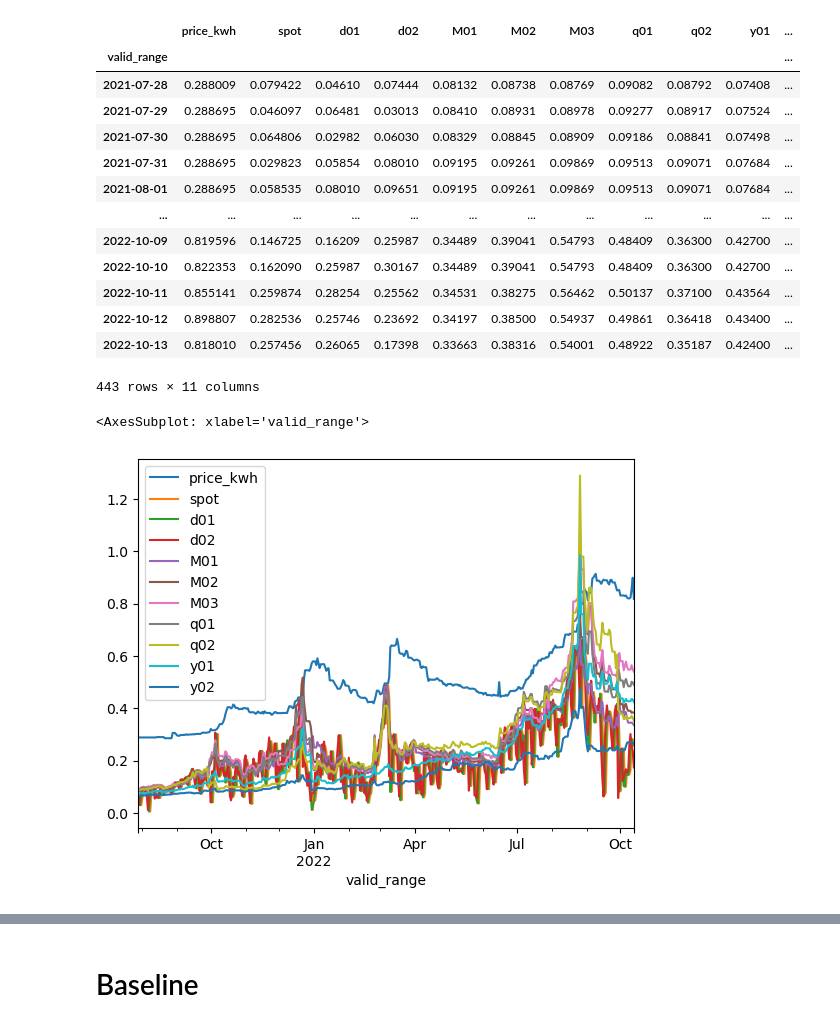
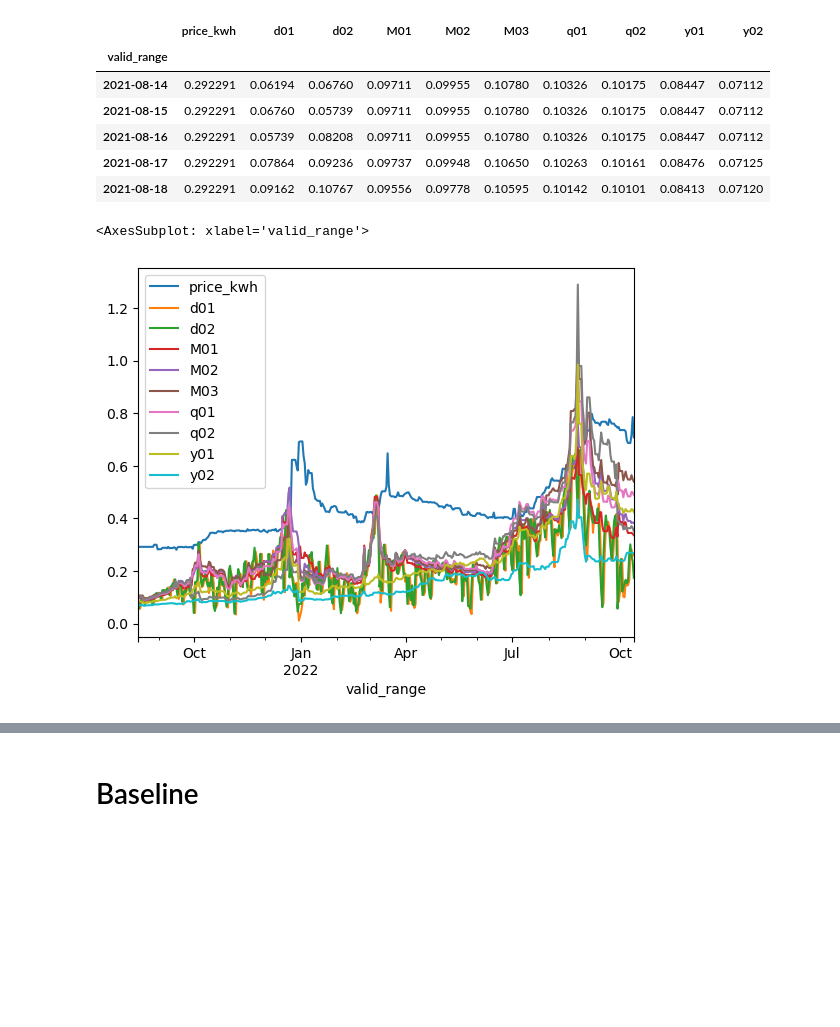
Before and after one commit to michael-fuest/DAiA-EON, a Jupyter notebook: model_performance.ipynb, the cells around one changed output, grey strips where cells are left out. Cells and saved outputs as stored; diff of their text form; code cells hidden in the pictures; blank space fills up the shorter version.

```diff
--- a/model_performance.ipynb
+++ b/model_performance.ipynb
@@ -32,5 +14,5 @@ consRanges = household.consumption_range_kwh.unique()
 # %%
-def queryRangePostCode(df_power, consumption_range_kwh = 2000, post_code = "81737") -> pd.DataFrame:
+def queryRangePostCode(df_power, consumption_range_kwh = 2000, post_code = "81737", rank_range = None) -> pd.DataFrame:
     res = df_power.loc[(df_power.consumption_range_kwh == consumption_range_kwh) & (df_power.post_code == post_code)].copy()
 
     if res.shape[0] > 0:
@@ -38,6 +20,9 @@ def queryRangePostCode(df_power, consumption_range_kwh = 2000, post_code = "8173
         res["valid_range"] = res.apply(lambda x: pd.date_range(x["date_valid_from"], x["date_valid_to"]), axis=1)
         res = res.explode("valid_range").copy()
 
+        if rank_range != None:
+            res = res.loc[(res["rank"] >= rank_range[0]) & (res["rank"] <= rank_range[1])]
+
         #Aggregating for mean household prices per day
         res = res.groupby('valid_range').agg({'price_kwh':'mean'})
     return res
@@ -62,26 +29,37 @@ array(['14480', '31789', '55118', '17489', '28259', '53229', '8058',
+# %%
+path_clean_power = "./data/master_competitor_market_prices_power.csv"
+path_master_market = "./data/master_market.csv"
+
+dtypes = {"date_valid_from": str, "date_valid_to": str, "consumption_range_kwh": np.int32, "price_year_eur": np.float64, "post_code": str, "rank": np.float16}
+usecols = [name for name, _ in dtypes.items()]
+
+household = pd.read_csv(path_clean_power, usecols=usecols, dtype = dtypes)
+market = pd.read_csv(path_master_market, header = [0], parse_dates=["date"]).drop("Unnamed: 0", axis=1)
+
+market.set_index("date", inplace = True)
+market.interpolate(method = "time", axis = 0, inplace = True)
+household["date_valid_to"].replace({"9999-12-31": "2022-10-15"}, inplace=True)
+household["price_kwh"] = household["price_year_eur"]/household["consumption_range_kwh"]
+household["date_valid_from"] = pd.to_datetime(household["date_valid_from"])
+household["date_valid_to"] = pd.to_datetime(household["date_valid_to"])
+postCodes = household.post_code.unique()
+consRanges = household.consumption_range_kwh.unique()
 # %%
-df = queryRangePostCode(household, 3500, "12627")
-input = df.join(market[["spot", "d01", "d02", "M01", "M02", "M03", "q01", "q02", "y01", "y02"]]/1000)
+df = queryRangePostCode(household, 3500, "12627", rank_range=[6,10])
+input = df.join(market[["d01", "d02", "M01", "M02", "M03", "q01", "q02", "y01", "y02"]]/1000)
 input.drop(["2022-10-14", "2022-10-15"], inplace=True)
 # %%
-input
+input.head()
 # %% [output]
-|  | price_kwh | spot | d01 | d02 | M01 | M02 | M03 | q01 | q02 | y01 | ... |
-| valid_range |  |  |  |  |  |  |  |  |  |  | ... |
-| 2021-07-28 | 0.288009 | 0.079422 | 0.04610 | 0.07444 | 0.08132 | 0.08738 | 0.08769 | 0.09082 | 0.08792 | 0.07408 | ... |
-| 2021-07-29 | 0.288695 | 0.046097 | 0.06481 | 0.03013 | 0.08410 | 0.08931 | 0.08978 | 0.09277 | 0.08917 | 0.07524 | ... |
-| 2021-07-30 | 0.288695 | 0.064806 | 0.02982 | 0.06030 | 0.08329 | 0.08845 | 0.08909 | 0.09186 | 0.08841 | 0.07498 | ... |
-| 2021-07-31 | 0.288695 | 0.029823 | 0.05854 | 0.08010 | 0.09195 | 0.09261 | 0.09869 | 0.09513 | 0.09071 | 0.07684 | ... |
-| 2021-08-01 | 0.288695 | 0.058535 | 0.08010 | 0.09651 | 0.09195 | 0.09261 | 0.09869 | 0.09513 | 0.09071 | 0.07684 | ... |
-| ... | ... | ... | ... | ... | ... | ... | ... | ... | ... | ... | ... |
-| 2022-10-09 | 0.819596 | 0.146725 | 0.16209 | 0.25987 | 0.34489 | 0.39041 | 0.54793 | 0.48409 | 0.36300 | 0.42700 | ... |
-| 2022-10-10 | 0.822353 | 0.162090 | 0.25987 | 0.30167 | 0.34489 | 0.39041 | 0.54793 | 0.48409 | 0.36300 | 0.42700 | ... |
-| 2022-10-11 | 0.855141 | 0.259874 | 0.28254 | 0.25562 | 0.34531 | 0.38275 | 0.56462 | 0.50137 | 0.37100 | 0.43564 | ... |
-| 2022-10-12 | 0.898807 | 0.282536 | 0.25746 | 0.23692 | 0.34197 | 0.38500 | 0.54937 | 0.49861 | 0.36418 | 0.43400 | ... |
-| 2022-10-13 | 0.818010 | 0.257456 | 0.26065 | 0.17398 | 0.33663 | 0.38316 | 0.54001 | 0.48922 | 0.35187 | 0.42400 | ... |
+|  | price_kwh | d01 | d02 | M01 | M02 | M03 | q01 | q02 | y01 | y02 |
+| valid_range |  |  |  |  |  |  |  |  |  |  |
+| 2021-08-14 | 0.292291 | 0.06194 | 0.06760 | 0.09711 | 0.09955 | 0.10780 | 0.10326 | 0.10175 | 0.08447 | 0.07112 |
+| 2021-08-15 | 0.292291 | 0.06760 | 0.05739 | 0.09711 | 0.09955 | 0.10780 | 0.10326 | 0.10175 | 0.08447 | 0.07112 |
+| 2021-08-16 | 0.292291 | 0.05739 | 0.08208 | 0.09711 | 0.09955 | 0.10780 | 0.10326 | 0.10175 | 0.08447 | 0.07112 |
+| 2021-08-17 | 0.292291 | 0.07864 | 0.09236 | 0.09737 | 0.09948 | 0.10650 | 0.10263 | 0.10161 | 0.08476 | 0.07125 |
+| 2021-08-18 | 0.292291 | 0.09162 | 0.10767 | 0.09556 | 0.09778 | 0.10595 | 0.10142 | 0.10101 | 0.08413 | 0.07120 |
-443 rows × 11 columns
 # %%
 input.plot()
 # %% [output]
 <AxesSubplot: xlabel='valid_range'>
-[figure, old version]
+[figure, new version]
```
Also changed, not shown: parts of 79 cells of this notebook, 1 other file.
